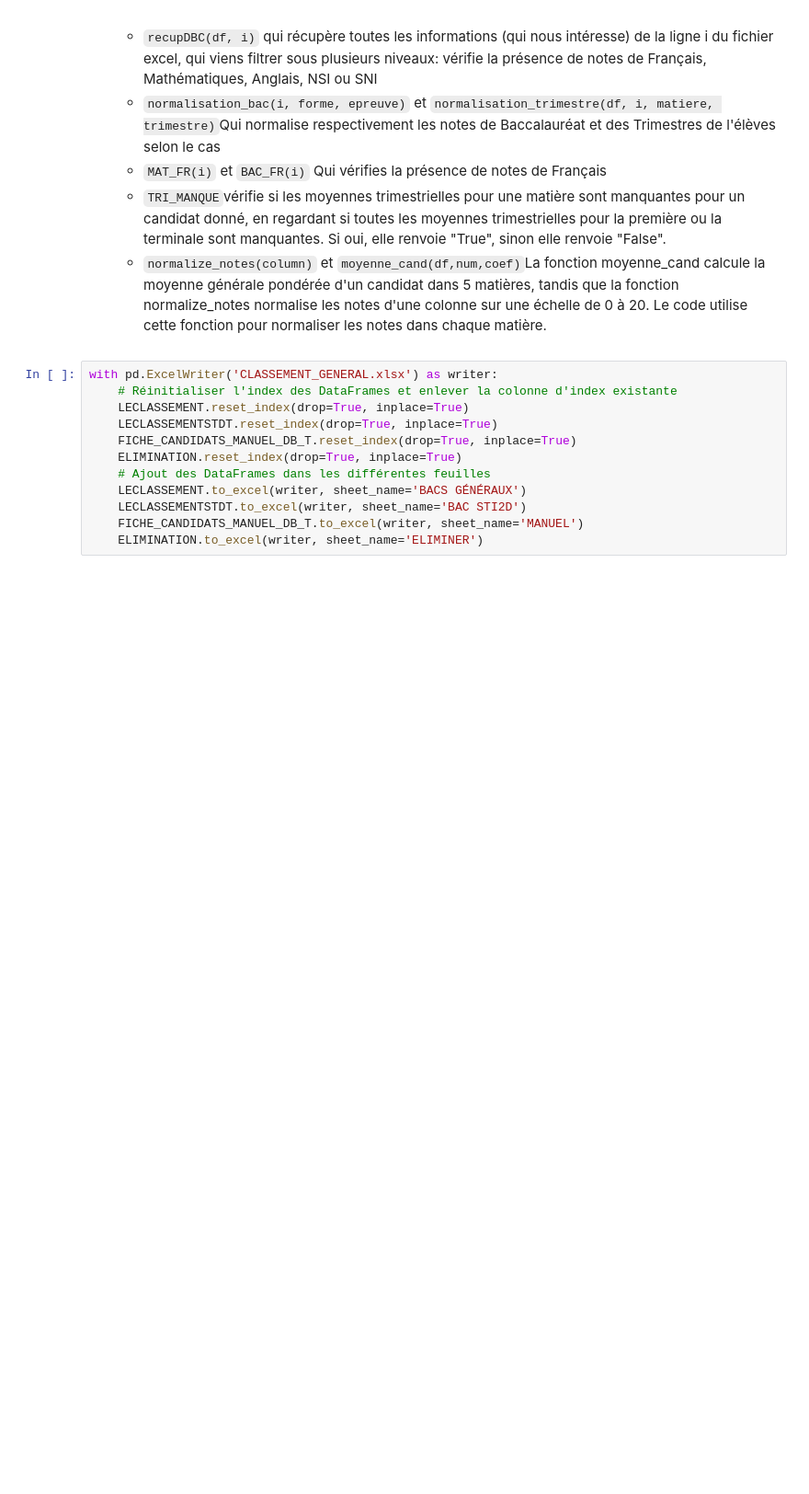
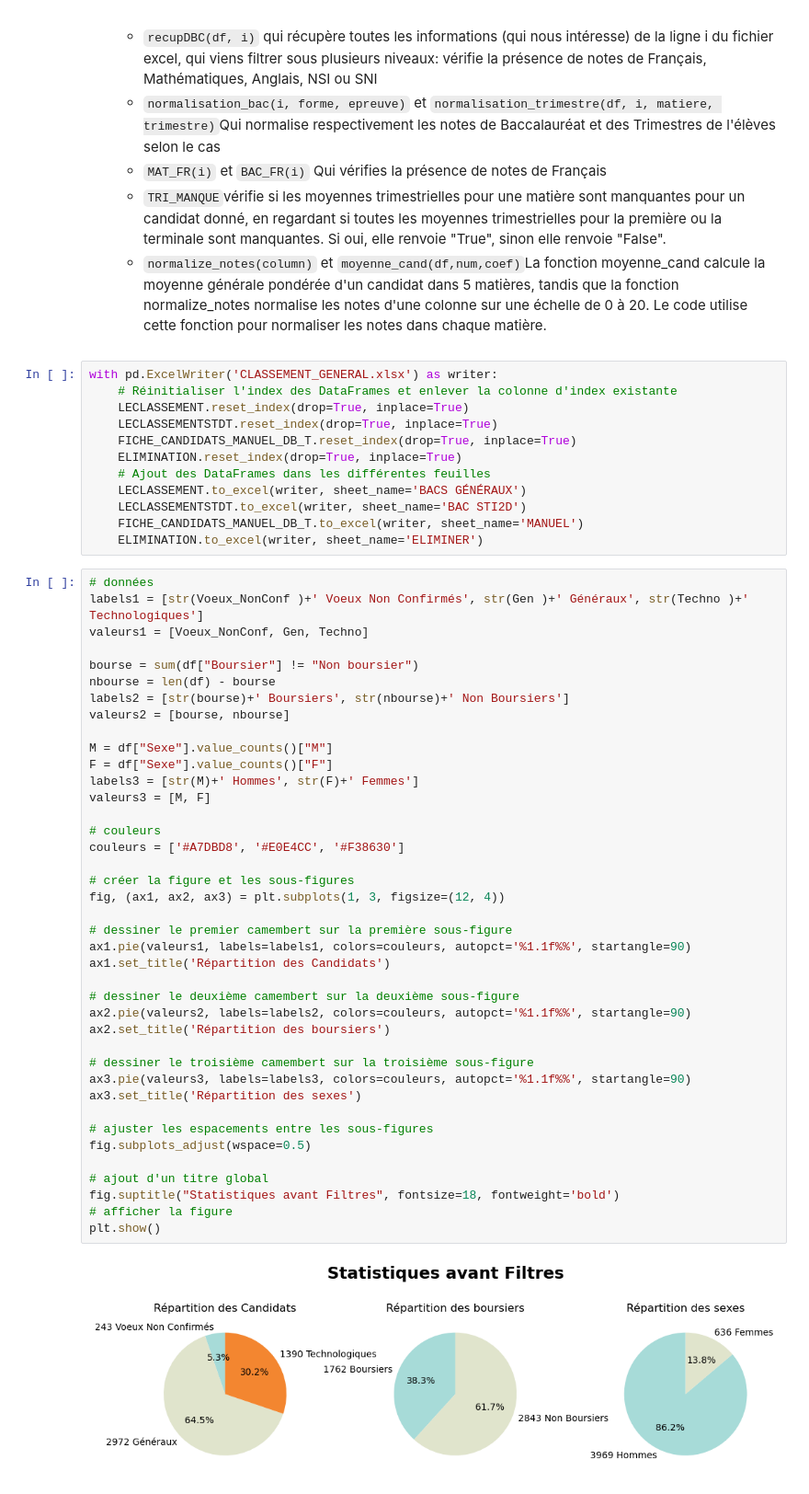
Before and after one commit to Karim-DataScience/SAE-PARCOURSUP, a Jupyter notebook: SAE FINAL.ipynb, the cells around one changed output. Shown: that part at 92% size. Cells and saved outputs as stored; diff of their text form; blank space fills up the shorter version.

```diff
--- a/SAE FINAL.ipynb
+++ b/SAE FINAL.ipynb
@@ -908,3 +909,45 @@ with pd.ExcelWriter('CLASSEMENT_GENERAL.xlsx') as writer:
     LECLASSEMENTSTDT.to_excel(writer, sheet_name='BAC STI2D')
     FICHE_CANDIDATS_MANUEL_DB_T.to_excel(writer, sheet_name='MANUEL')
     ELIMINATION.to_excel(writer, sheet_name='ELIMINER')
+# %%
+# données
+labels1 = [str(Voeux_NonConf )+' Voeux Non Confirmés', str(Gen )+' Généraux', str(Techno )+' Technologiques']
+valeurs1 = [Voeux_NonConf, Gen, Techno]
+
+bourse = sum(df["Boursier"] != "Non boursier")
+nbourse = len(df) - bourse
+labels2 = [str(bourse)+' Boursiers', str(nbourse)+' Non Boursiers']
+valeurs2 = [bourse, nbourse]
+
+M = df["Sexe"].value_counts()["M"]
+F = df["Sexe"].value_counts()["F"]
+labels3 = [str(M)+' Hommes', str(F)+' Femmes']
+valeurs3 = [M, F]
+
+# couleurs
+couleurs = ['#A7DBD8', '#E0E4CC', '#F38630']
+
+# créer la figure et les sous-figures
+fig, (ax1, ax2, ax3) = plt.subplots(1, 3, figsize=(12, 4))
+
+# dessiner le premier camembert sur la première sous-figure
+ax1.pie(valeurs1, labels=labels1, colors=couleurs, autopct='%1.1f%%', startangle=90)
+ax1.set_title('Répartition des Candidats')
+
+# dessiner le deuxième camembert sur la deuxième sous-figure
+ax2.pie(valeurs2, labels=labels2, colors=couleurs, autopct='%1.1f%%', startangle=90)
+ax2.set_title('Répartition des boursiers')
+
+# dessiner le troisième camembert sur la troisième sous-figure
+ax3.pie(valeurs3, labels=labels3, colors=couleurs, autopct='%1.1f%%', startangle=90)
+ax3.set_title('Répartition des sexes')
+
+# ajuster les espacements entre les sous-figures
+fig.subplots_adjust(wspace=0.5)
+
+# ajout d'un titre global
+fig.suptitle("Statistiques avant Filtres", fontsize=18, fontweight='bold')
+# afficher la figure
+plt.show()
+# %% [output]
+[figure, added]
```
Also changed, not shown: parts of 3 cells of this notebook.
